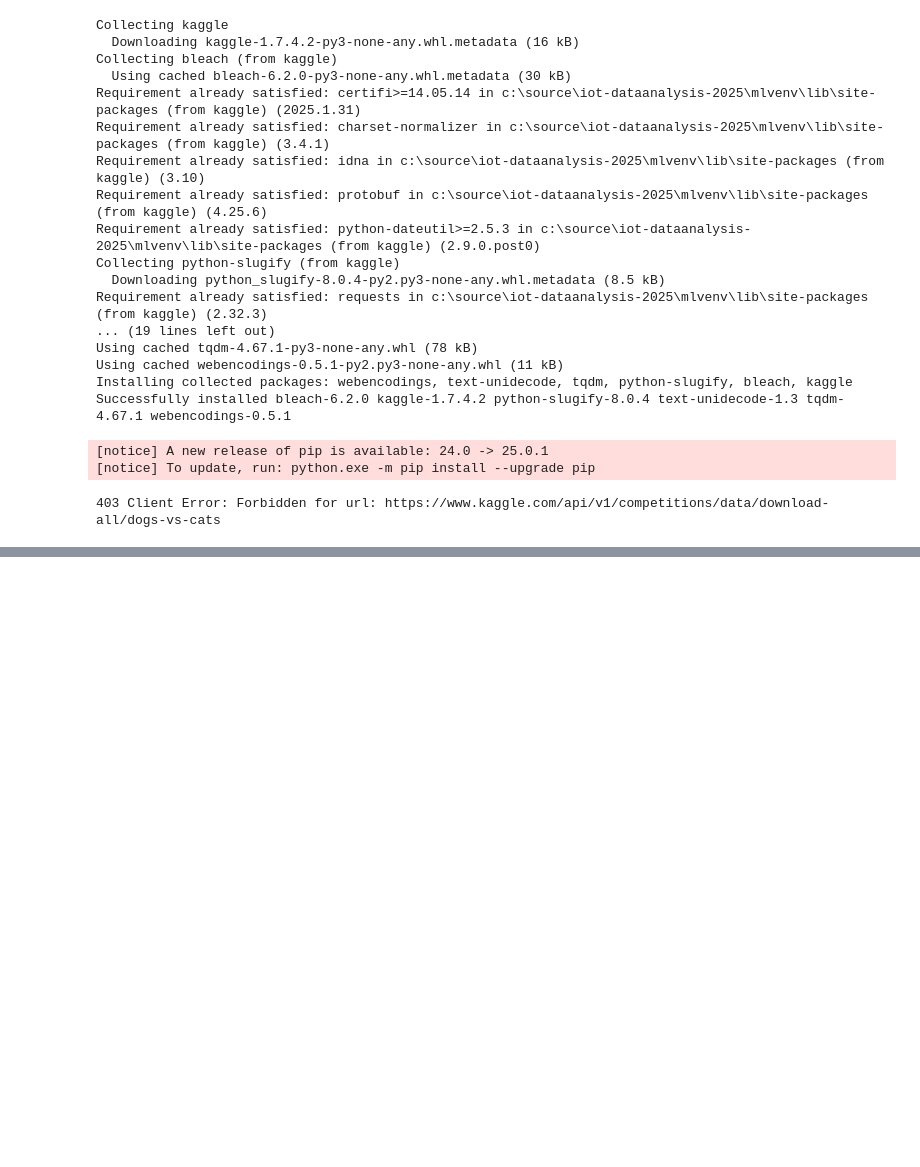
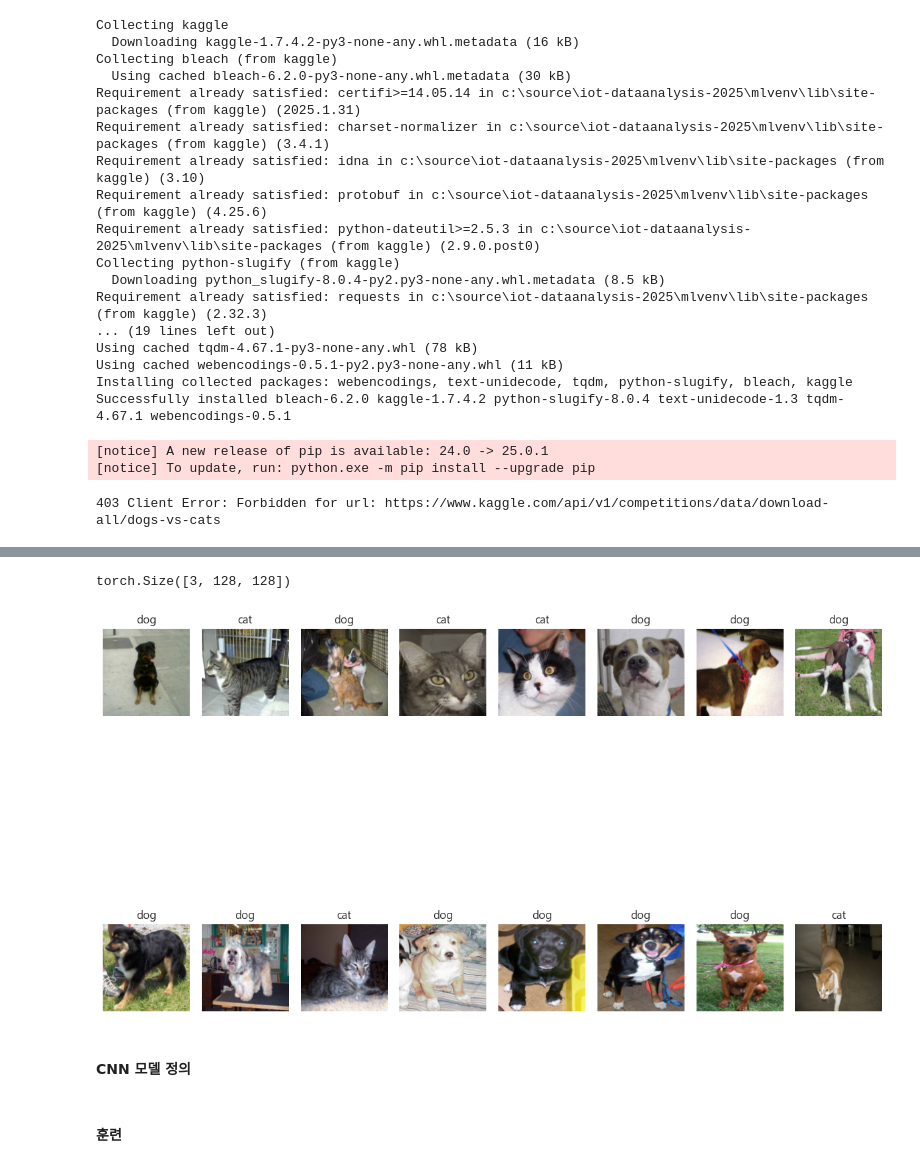
Before and after one commit to Yonadada/IOT-dataanalysis-2025, a Jupyter notebook: day07/mldl01_Cats_and_Dogs_이진분류.ipynb, the cells around one changed output, grey strips where cells are left out. Drawn from its saved outputs; the diff is of its cells as text; code cells hidden in the pictures; blank space fills up the shorter version.

```diff
--- a/day07/mldl01_Cats_and_Dogs_이진분류.ipynb
+++ b/day07/mldl01_Cats_and_Dogs_이진분류.ipynb
@@ -58,0 +96,8 @@ Successfully installed bleach-6.2.0 kaggle-1.7.4.2 python-slugify-8.0.4 text-uni
+# %%
+transforms = transforms.Compose([
+    transforms.Resize((128, 128)),
+    transforms.ToTensor(),
+])
+# %%
+train_dataset = ImageFolder('./data/sample', transform=transforms)
+train_loader = DataLoader(train_dataset, batch_size=32, shuffle=True)
@@ -58,0 +112,18 @@ Successfully installed bleach-6.2.0 kaggle-1.7.4.2 python-slugify-8.0.4 text-uni
+# %%
+# 한글로 Matplotlib 사용시 항상 필요
+from matplotlib import rcParams, font_manager, rc
+
+font_path = 'C:/Windows/Fonts/malgun.ttf'
+font = font_manager.FontProperties(fname=font_path).get_name()
+rc('font', family=font)
+rcParams['axes.unicode_minus'] = False
+
+sns.set_style('darkgrid')
+sns.set_theme(font='Malgun Gothic', rc={'axes.unicode_minus': False})
+# %%
+# 배치하나 꺼내기
+images, labels = next(iter(train_loader))
+# %%
+images[0].shape
+# %% [output]
+torch.Size([3, 128, 128])
@@ -58,0 +132,17 @@ Successfully installed bleach-6.2.0 kaggle-1.7.4.2 python-slugify-8.0.4 text-uni
+# %%
+# 시각화
+plt.figure(figsize=(12,12))
+for i in range(16): # 32개 중 반만 표현
+    plt.subplot(2, 8, i+1)
+
+    img = images[i].permute(1,2,0) # 컬러채널이기 때문에 matplotlib 순서 변경
+    plt.imshow(img)
+    plt.title(f'{class_names[labels[i].item()]}')
+    plt.axis('off')
+
+plt.tight_layout()
+plt.show()
+# %% [output]
+[figure, added]
+# %% [markdown]
+#### CNN 모델 정의
@@ -58,0 +174,2 @@ Successfully installed bleach-6.2.0 kaggle-1.7.4.2 python-slugify-8.0.4 text-uni
+# %% [markdown]
+#### 훈련
```
Also changed, not shown: parts of 35 cells of this notebook, 7 other files.
